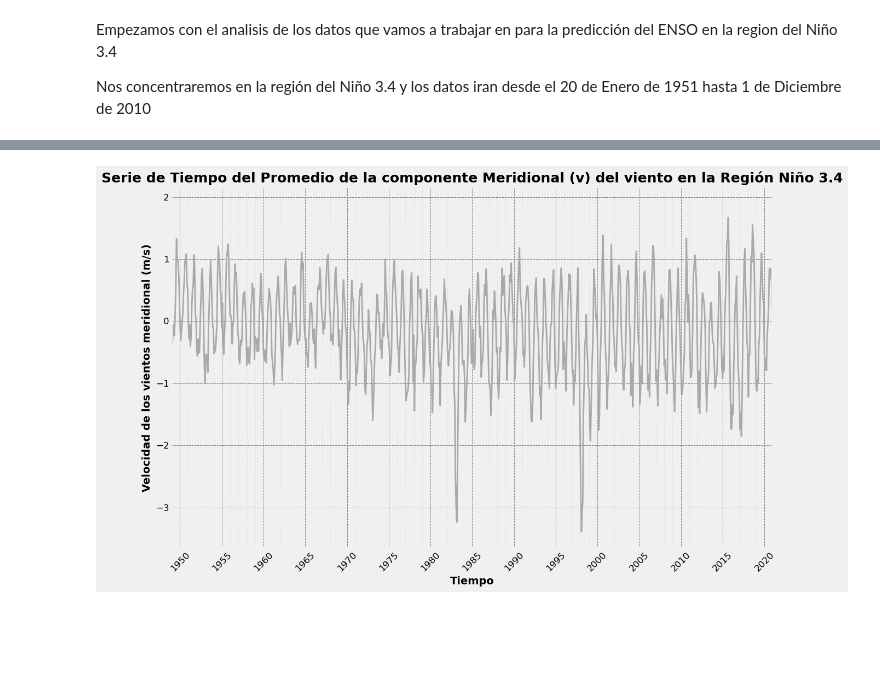
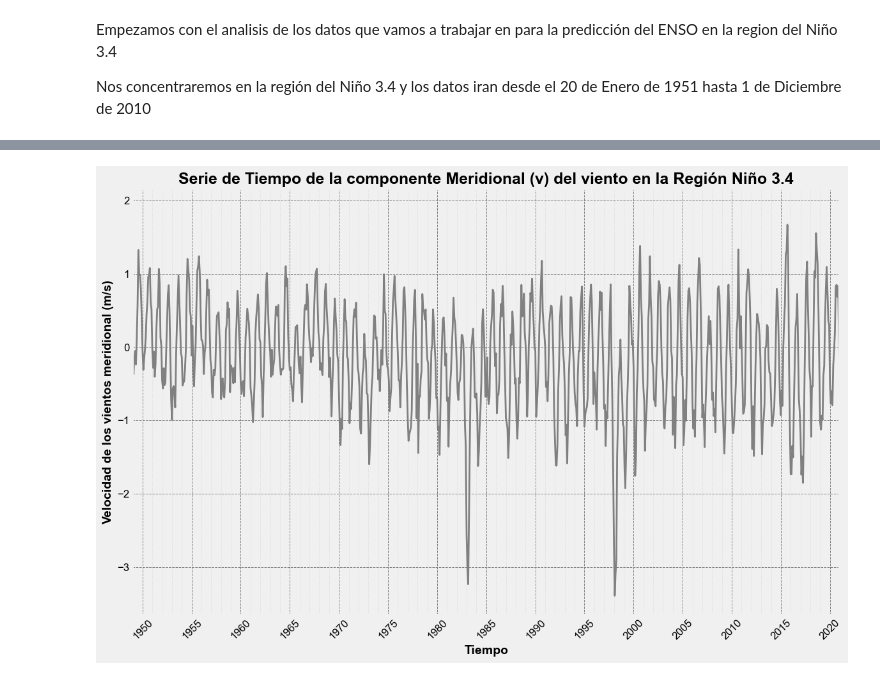
Before and after one commit to ROrtegaAyala/ADA, a Jupyter notebook: Analisis_Estadistico_ENSO.ipynb, the cells around one changed output, grey strips where cells are left out. Cells and saved outputs as stored; diff of their text form; code cells hidden in the pictures; blank space fills up the shorter version.

```diff
--- a/Analisis_Estadistico_ENSO.ipynb
+++ b/Analisis_Estadistico_ENSO.ipynb
@@ -361,0 +754,33 @@ plt.show()
+# %%
+#Desviación estandar mensual anualizada
+
+
+# Calcular la desviación estándar mensual anualizada
+u_winds_monthly_std_anualizada = u_winds_df.groupby(u_winds_df.index.month).std()
+
+
+# Graficar la desviación estándar mensual anualizada
+plt.style.use('fivethirtyeight')
+
+# Crear la figura y el eje
+fig, ax = plt.subplots(figsize=(12, 8))
+
+# Graficar la desviación estándar mensual anualizada
+ax.plot(u_winds_monthly_std_anualizada.index, u_winds_monthly_std_anualizada['u_winds'], color='#A9A9A9', linewidth=2)
+
+# Personalizar el título y las etiquetas
+ax.set_title('Desviación Estándar Mensual Anualizada de la componente Zonal (u) del viento en la Región Niño 3.4', fontsize=18, weight='bold')
+ax.set_xlabel('Mes', fontsize=14, weight='bold')
+ax.set_ylabel('Desviación Estándar de los vientos zonales (m/s)', fontsize=14, weight='bold')
+
+# Ajustar el rango del eje X para mostrar los meses
+ax.set_xlim(1, 12)
+ax.set_xticks(range(1, 13))
+ax.set_xticklabels(['Ene', 'Feb', 'Mar', 'Abr', 'May', 'Jun', 'Jul', 'Ago', 'Sep', 'Oct', 'Nov', 'Dic'])
+
+# Personalizar las líneas de la cuadrícula
+ax.grid(True, which='major', linestyle='--', linewidth=0.7, color='grey')
+
+# Mostrar el gráfico
+plt.tight_layout()
+plt.show()
@@ -362,5 +834,9 @@ plt.show()
 # %%
 #Vientos meridoniales (10 mts)
+
+plt.rc('font', family='Arial', size=10)
+
+
 # Recortamos la gráfica de slp a la región requerida por nosotros
 df_v_winds_nino3_4 = df_v_winds.sel(lat=slice(5, -5), lon=slice(190, 240))  # DataArray de la región Niño 3.4
 v_winds = df_v_winds_nino3_4['vwnd']
@@ -374,37 +850,37 @@ plt.style.use('fivethirtyeight')  # Cambiar a 'ggplot' o cualquier otro disponib
 fig, ax = plt.subplots(figsize=(12, 8))
 
 # Graficar la serie de tiempo del promedio
-ax.plot(v_winds_mean['time'], v_winds_mean, color='#A9A9A9', linewidth=2)
+ax.plot(v_winds_mean['time'], v_winds_mean, color='#808080', linewidth=2)
 
 # Personalizar el título y las etiquetas
-ax.set_title('Serie de Tiempo del Promedio de la componente Meridional (v) del viento en la Región Niño 3.4', fontsize=18, weight='bold')
+ax.set_title('Serie de Tiempo de la componente Meridional (v) del viento en la Región Niño 3.4', fontsize=18, weight='bold')
 ax.set_xlabel('Tiempo', fontsize=14, weight='bold')
 ax.set_ylabel('Velocidad de los vientos meridional (m/s)', fontsize=14, weight='bold')
 
 # Asegurar que el eje X cubra el rango de fechas desde 1951 hasta 2010
 ax.set_xlim(v_winds_mean['time'].min().values, v_winds_mean['time'].max().values)
 
 # Mejorar las divisiones del eje X (tiempo)
 ax.xaxis.set_major_locator(mdates.YearLocator(5))  # Divisiones principales cada 5 años
 ax.xaxis.set_minor_locator(mdates.YearLocator(1))  # Divisiones menores cada 1 año
 ax.xaxis.set_major_formatter(mdates.DateFormatter('%Y'))  # Formato de año para las etiquetas principales
 
 # Rotar las etiquetas del eje X para mejor legibilidad
 plt.xticks(rotation=45)
 
 # Personalizar las líneas de la cuadrícula
 ax.grid(True, which='major', linestyle='--', linewidth=0.7, color='grey')
 ax.grid(True, which='minor', linestyle=':', linewidth=0.5, color='lightgrey')
 
 # Ajustar el tamaño de la fuente para los ticks
 ax.tick_params(axis='both', which='major', labelsize=12)
 ax.tick_params(axis='both', which='minor', labelsize=10)
 
 # Ajustar los límites del eje Y si es necesario
 ax.set_xlim(np.datetime64('1949-01-01'), np.datetime64('2020-12-31'))
 
 # Mostrar el gráfico
 plt.tight_layout()
 plt.show()
 # %% [output]
-[figure, old version]
+[figure, new version]
```
Also changed, not shown: parts of 21 cells of this notebook.
